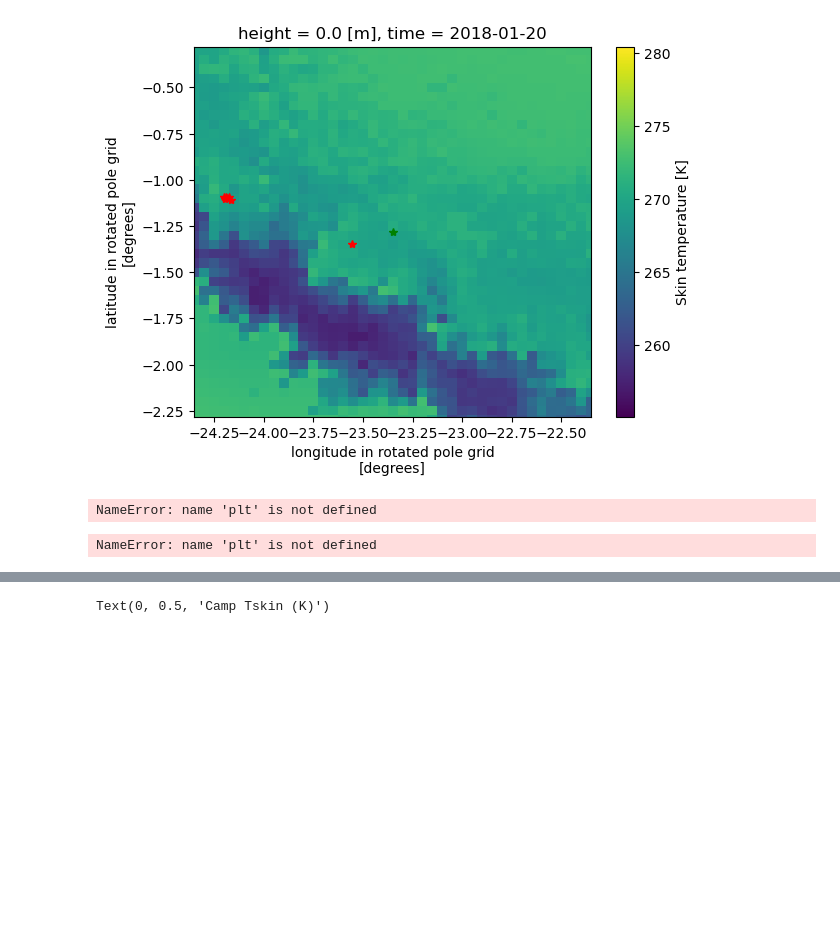
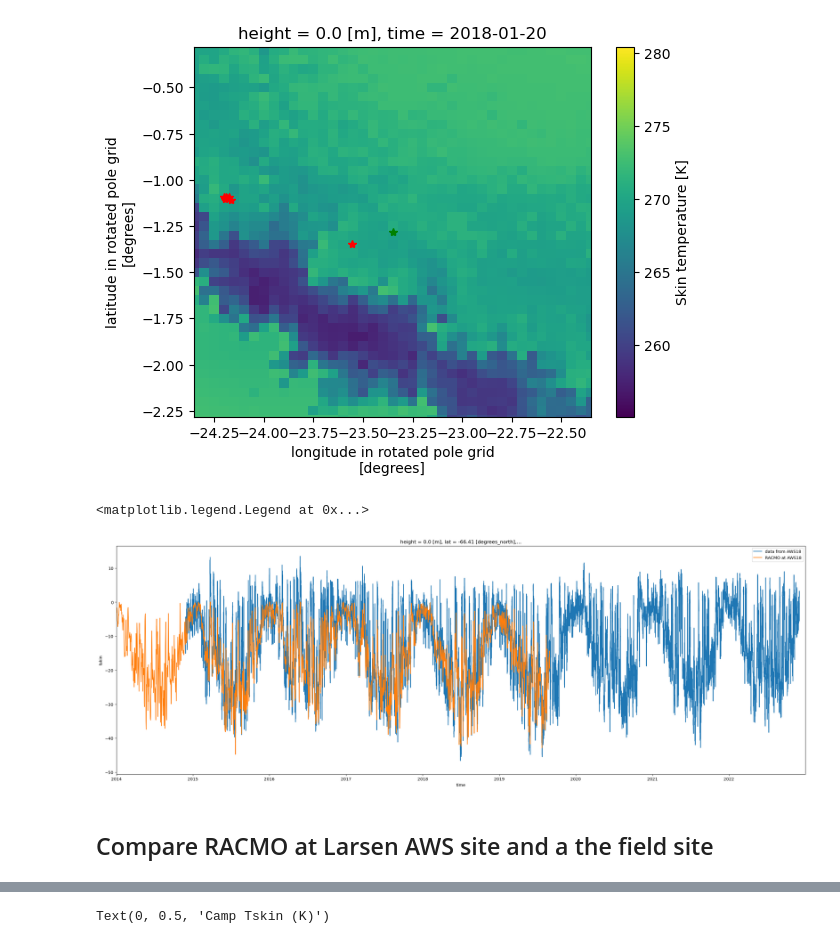
Before and after one commit to ldeo-glaciology/AntPen_NSF_NERC, a Jupyter notebook: code/aws/larsen_AWS.ipynb, the cells around one changed output, grey strips where cells are left out. Saved outputs shown, nothing was run; the diff lists cells and outputs as text; code cells hidden in the pictures; blank space fills up the shorter version.

```diff
--- a/code/aws/larsen_AWS.ipynb
+++ b/code/aws/larsen_AWS.ipynb
@@ -39,5 +54,5 @@ with open(fname) as f:
 # Find the first line that contains */
 cut_line = next(i for i, line in enumerate(lines) if "*/" in line)
 aws18_df = pd.read_csv("../../data/flask/aws/AWS18/IMAU_ANT_AWS18.tab", skiprows=cut_line+1, delimiter='\t', parse_dates=["Date/Time"] )
-aws20_ds1 = aws18_df.set_index("Date/Time").to_xarray()['TTT [°C]']
-aws20_ds1
+# aws20_ds1 = aws18_df.set_index("Date/Time").to_xarray()
+# aws20_ds1#['TTT [°C]']
@@ -308,18 +327,15 @@ zoom_in(rlon_AWS20, rlat_AWS20, 1)
 # %%
 fig, ax = plt.subplots(figsize=(30, 10))
 
 aws18_tskin = tskin.tskin.sel(method='nearest', rlon=rlon_AWS18, rlat=rlat_AWS18)-273
 aws18_ds.plot(ax=ax, label='data from AWS18')
-aws18_tskin.plot(ax=ax, xlim=(pd.Timestamp('2016-01-01'), pd.Timestamp('2019-12-31')),  label='RACMO at AWS18')
+aws18_tskin.plot(ax=ax, xlim=(pd.Timestamp('2014-01-01'), pd.Timestamp('2022-12-31')),  label='RACMO at AWS18')
 ax.legend()
 # %% [output]
-NameError: name 'plt' is not defined
+<matplotlib.legend.Legend at 0x...>
+[figure, added]
-# %%
-plt.plot(aws18_tskin.values, aws18_ds.values, '.', alpha=0.1)
-plt.xlabel('RACMO Tskin (°C)')
-plt.ylabel('AWS18 Temperature (°C)')
-# %% [output]
-NameError: name 'plt' is not defined
+# %% [markdown]
+## Compare RACMO at Larsen AWS site and a the field site
 # %%
 fig, ax = plt.subplots(figsize=(30, 10))
 
```
Also changed, not shown: parts of 28 cells of this notebook, 2 other files.
